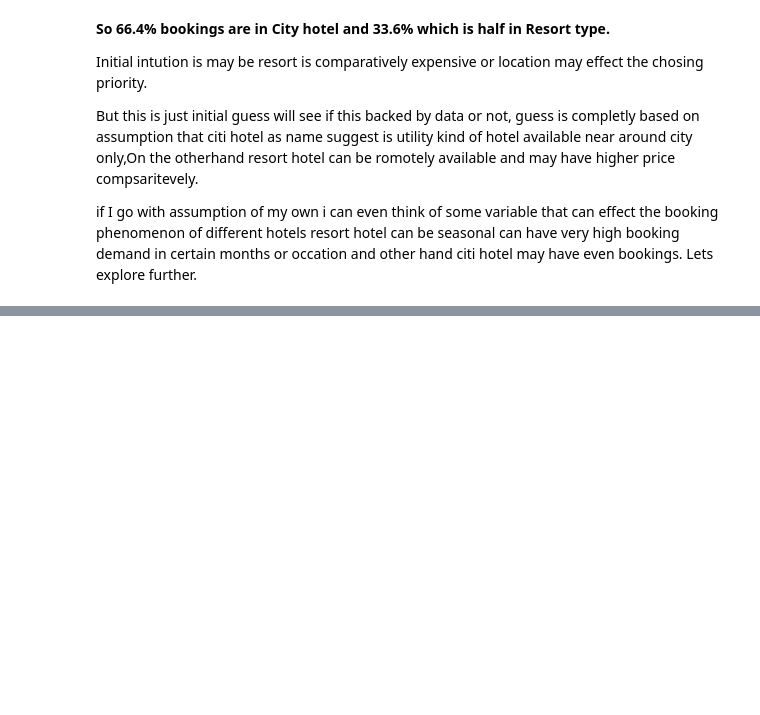
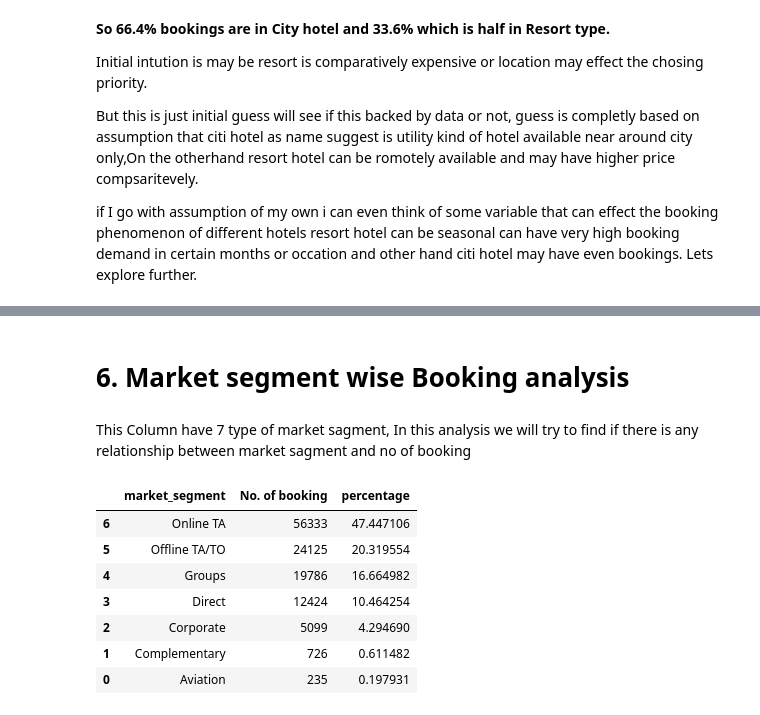
Before and after one commit to NV1511/Hotel-Booking-Data-Analysis, a Jupyter notebook: Capstone_Project_Hotel_Booking_Analysis.ipynb, the cells around one changed output, grey strips where cells are left out. Saved outputs shown, nothing was run; the diff lists cells and outputs as text; code cells hidden in the pictures; blank space fills up the shorter version.

```diff
--- a/Capstone_Project_Hotel_Booking_Analysis.ipynb
+++ b/Capstone_Project_Hotel_Booking_Analysis.ipynb
@@ -242,0 +259,19 @@ Lets explore further.
+# %% [markdown]
+# **6. Market segment wise Booking analysis**
+# %% [markdown]
+This Column have 7 type of market sagment, In this analysis we will try to find if there is any relationship between market sagment and no of booking
+# %%
+##Get the table which display market segment wise data and that way we'll find out which from market sagment received highest booking
+market_sagment_analysis=df.groupby('market_segment')['hotel'].count().reset_index().sort_values(by='hotel',ascending=False)
+market_sagment_analysis['percentage']=(market_sagment_analysis['hotel']/market_sagment_analysis['hotel'].sum())*100
+market_sagment_analysis.rename(columns={'hotel':'No. of booking'},inplace=True)
+market_sagment_analysis
+# %% [output]
+|  | market_segment | No. of booking | percentage |
+| 6 | Online TA | 56333 | 47.447106 |
+| 5 | Offline TA/TO | 24125 | 20.319554 |
+| 4 | Groups | 19786 | 16.664982 |
+| 3 | Direct | 12424 | 10.464254 |
+| 2 | Corporate | 5099 | 4.294690 |
+| 1 | Complementary | 726 | 0.611482 |
+| 0 | Aviation | 235 | 0.197931 |
```
Also changed, not shown: parts of 8 cells of this notebook.
